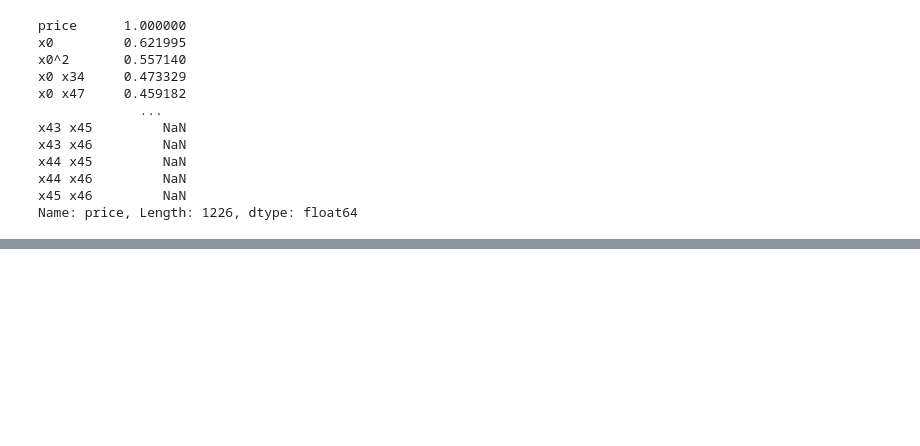
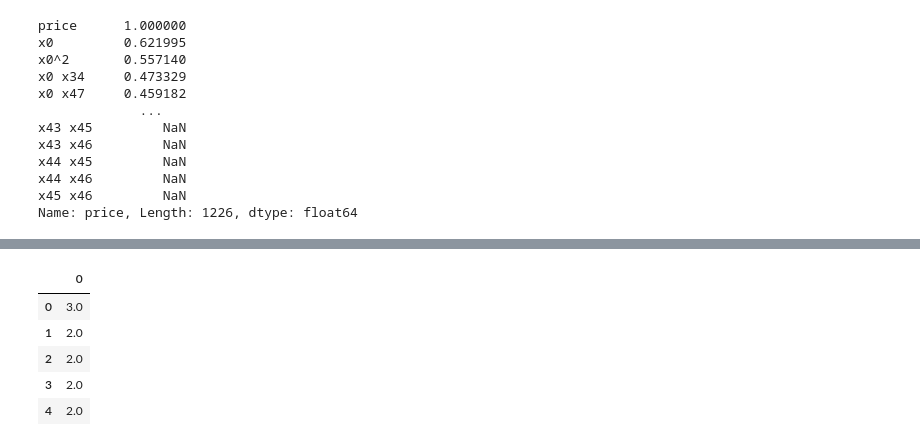
Before and after one commit to ilanhaskel/Real_Estate_Sale_Price_Predictor, a Jupyter notebook: eda_clean_ilan.ipynb, the cells around one changed output, grey strips where cells are left out. Cells and saved outputs as stored; diff of their text form; code cells hidden in the pictures; blank space fills up the shorter version.

```diff
--- a/eda_clean_ilan.ipynb
+++ b/eda_clean_ilan.ipynb
@@ -450,0 +505,20 @@ Name: price, Length: 1226, dtype: float64
+# %%
+# ordinally encoding condition
+cond_df = df[['condition']]
+cond_cats = [['Poor',
+              'Fair',
+              'Average',
+              'Good',
+              'Very Good']]
+ords_cond = OrdinalEncoder(categories=cond_cats)
+ords_cond.fit(cond_df)
+ords_cond.transform(cond_df)
+cond_encoded = pd.DataFrame(ords_cond.transform(cond_df))
+cond_encoded.head()
+# %% [output]
+|  | 0 |
+| 0 | 3.0 |
+| 1 | 2.0 |
+| 2 | 2.0 |
+| 3 | 2.0 |
+| 4 | 2.0 |
```
Also changed, not shown: parts of 11 cells of this notebook.
